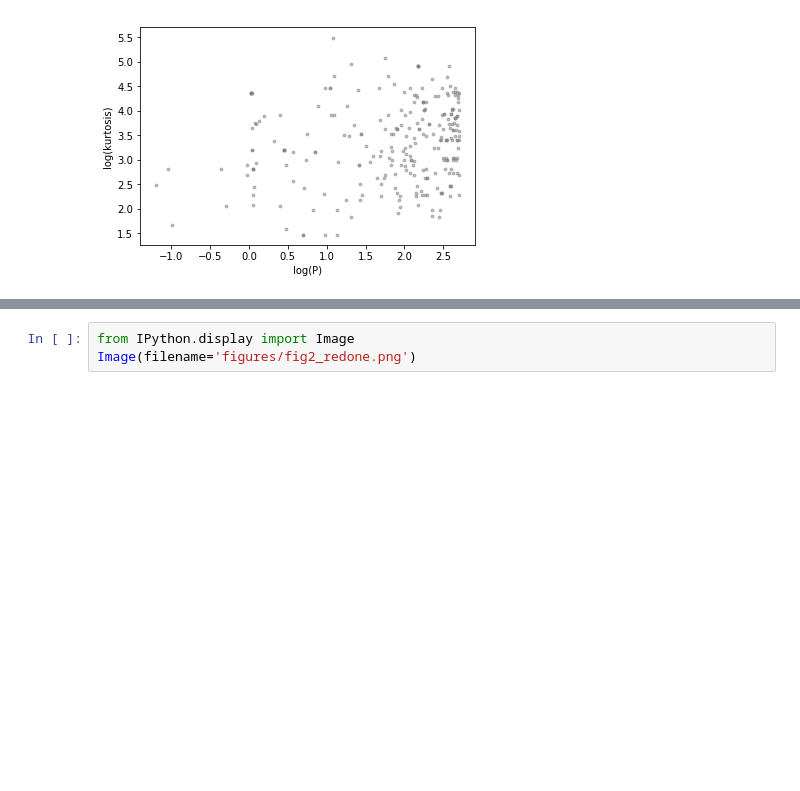
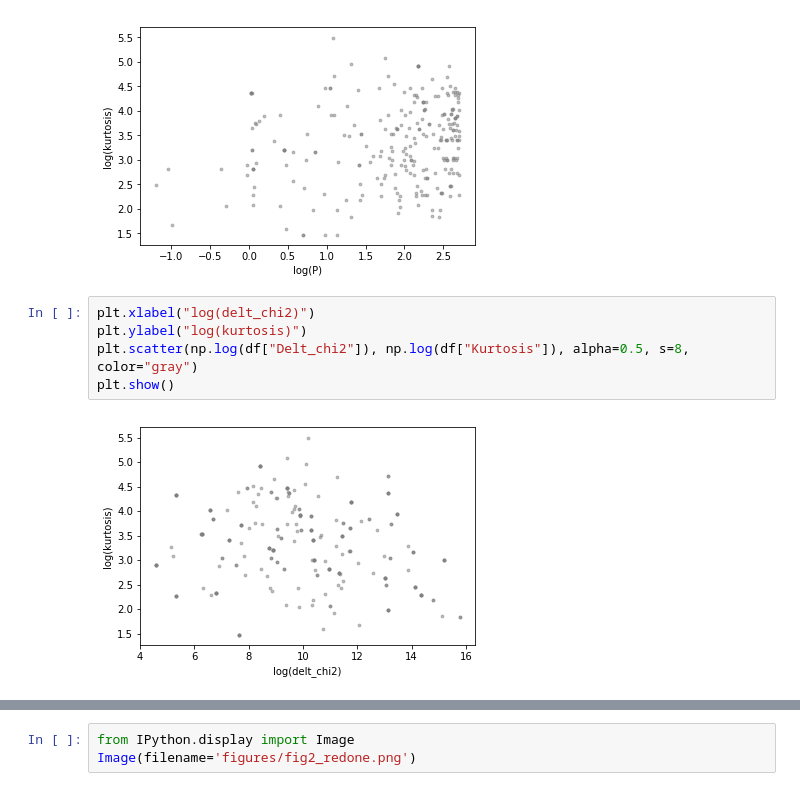
Before and after one commit to joheenc/TESS_data_analysis, a Jupyter notebook: WOI analysis.ipynb, the cells around one changed output, grey strips where cells are left out. Drawn from its saved outputs; the diff is of its cells as text; blank space fills up the shorter version.

Commit message:
Added graphs

```diff
--- a/WOI analysis.ipynb
+++ b/WOI analysis.ipynb
@@ -51,3 +51,10 @@ plt.scatter(np.log(df["Guessed_Period"]), np.log(df["Kurtosis"]), alpha=0.5, s=8
 plt.show()
 # %% [output]
 [figure]
+# %%
+plt.xlabel("log(delt_chi2)")
+plt.ylabel("log(kurtosis)")
+plt.scatter(np.log(df["Delt_chi2"]), np.log(df["Kurtosis"]), alpha=0.5, s=8, color="gray")
+plt.show()
+# %% [output]
+[figure, added]
```
Also changed, not shown: parts of 2 cells of this notebook.
